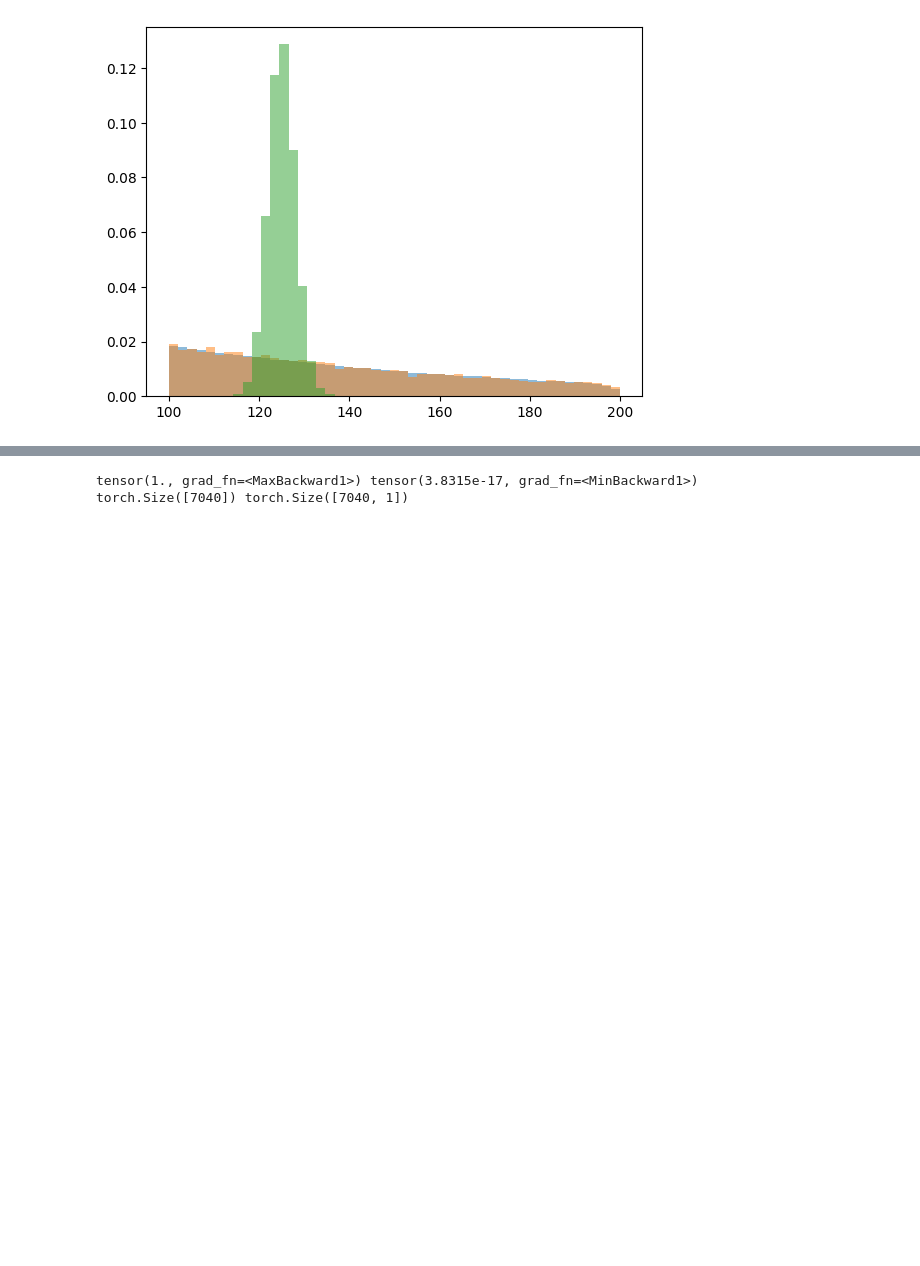
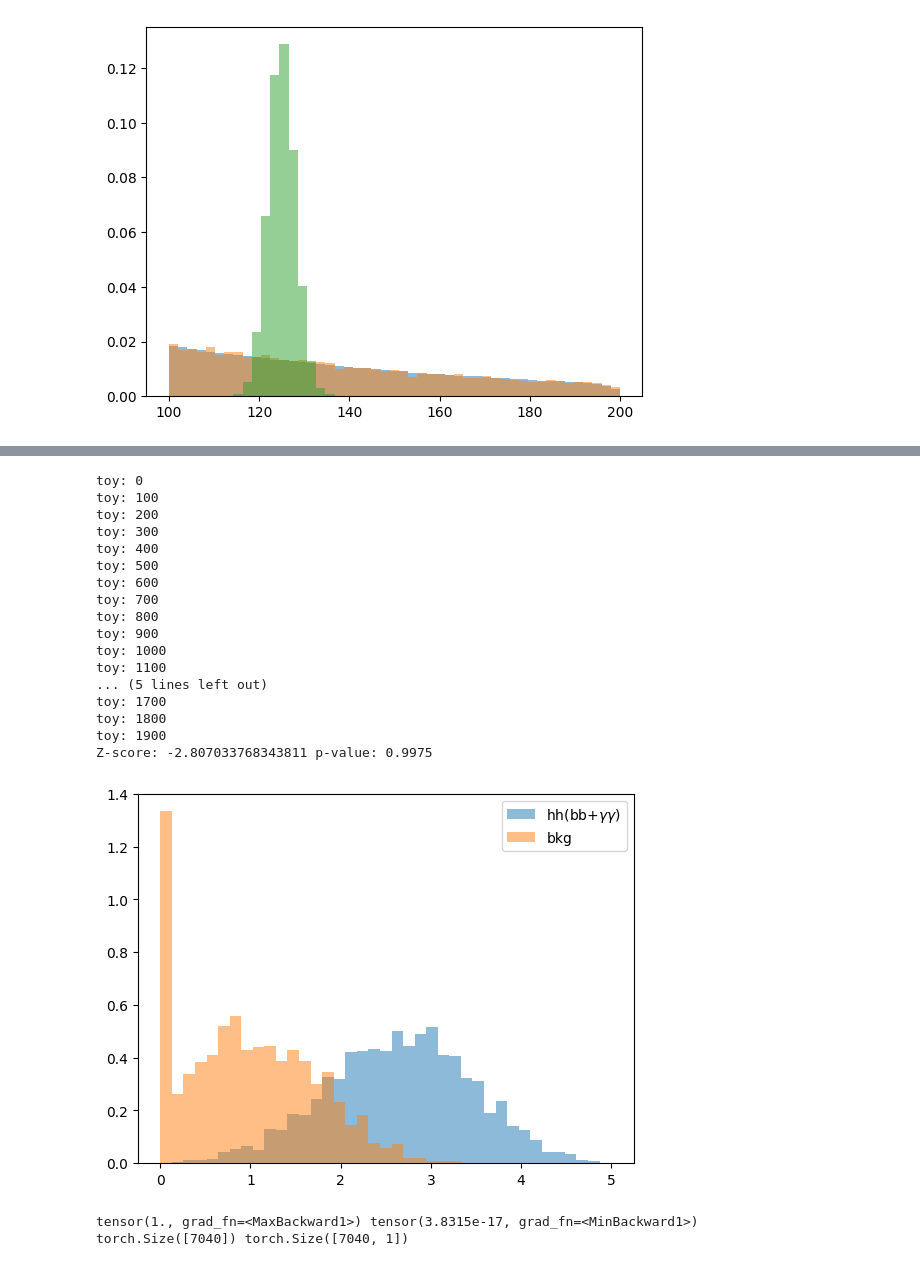
Before and after one commit to violatingcp/CWOLAToy, a Jupyter notebook: bbgg_clean.ipynb, the cells around one changed output, grey strips where cells are left out. Saved outputs shown, nothing was run; the diff lists cells and outputs as text; code cells hidden in the pictures; blank space fills up the shorter version.

```diff
--- a/bbgg_clean.ipynb
+++ b/bbgg_clean.ipynb
@@ -118,7 +118,7 @@ def setupData(iParr1,iParr2,iNB,iNS,iStart=0,iSStart=0):
     return data,bkgdata,test_sig,test_bkg
 
 dataset,mcdataset,sig,bkg    =setupData(qcd_data,hh_data,7000,40) #3ab yield
-dataset2,mcdataset2,sig2,bkg2=setupData(qcd_mc  ,hh_data,50000,50000,10000,1000)
+dataset2,mcdataset2,sig2,bkg2=setupData(qcd_mc  ,hh_data,20000,20000,10000,1000)
 dataset3,mcdataset3,sig3,bkg3=setupData(qcd_data,hh_data,20000,20000,8000,1000)
 print(len(dataset),len(dataset2))
 # %% [output]
@@ -154,4 +188,4 @@ Bkg Significance: 0.07873415513377324
-# %%
-from splitfitter import trainToys
-
-trainToys(sig3,bkg3,model_basic,40,7000,250)
+# %%
+from splitfitter import trainToys
+
+trainToys(sig2,bkg2,model_basic,40,7000,50,"bkg2")
@@ -158,3 +210,27 @@ trainToys(sig3,bkg3,model_basic,40,7000,250)
+# %%
+from splitfitter import plotPerfToys
+
+#plotPerf(sig,bkg,model_basic)
+plotPerfToys(sig2,bkg2,model_basic,-1,40,7000,2000)
+# %% [output]
+toy: 0
+toy: 100
+toy: 200
+toy: 300
+toy: 400
+toy: 500
+toy: 600
+toy: 700
+toy: 800
+toy: 900
+toy: 1000
+toy: 1100
+... (5 lines left out)
+toy: 1700
+toy: 1800
+toy: 1900
+Z-score: -2.807033768343811 p-value: 0.9975
+[figure, added]
 # %%
 from splitfitter import plot3D
 
```
Also changed, not shown: parts of 4 cells of this notebook.
